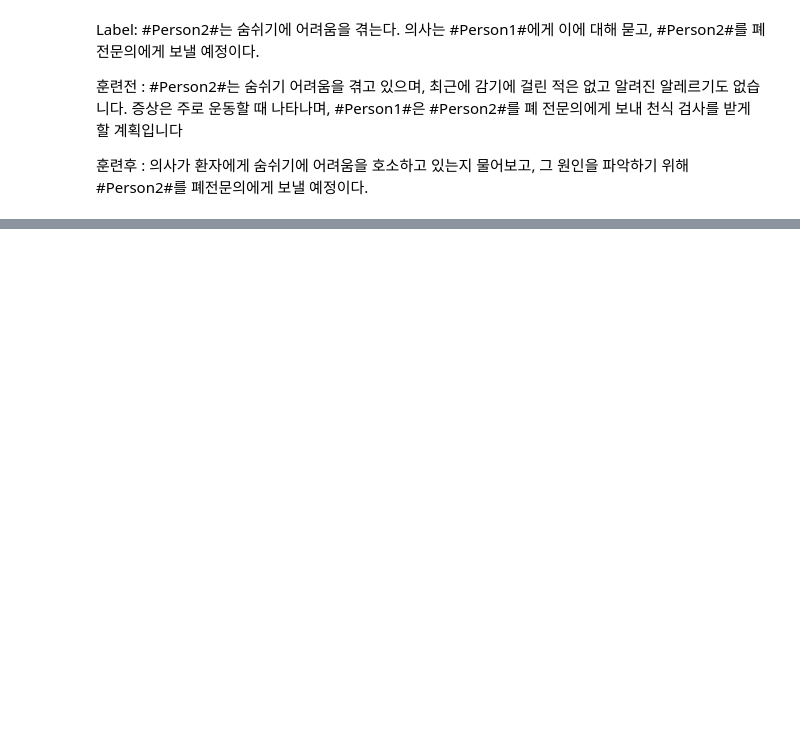
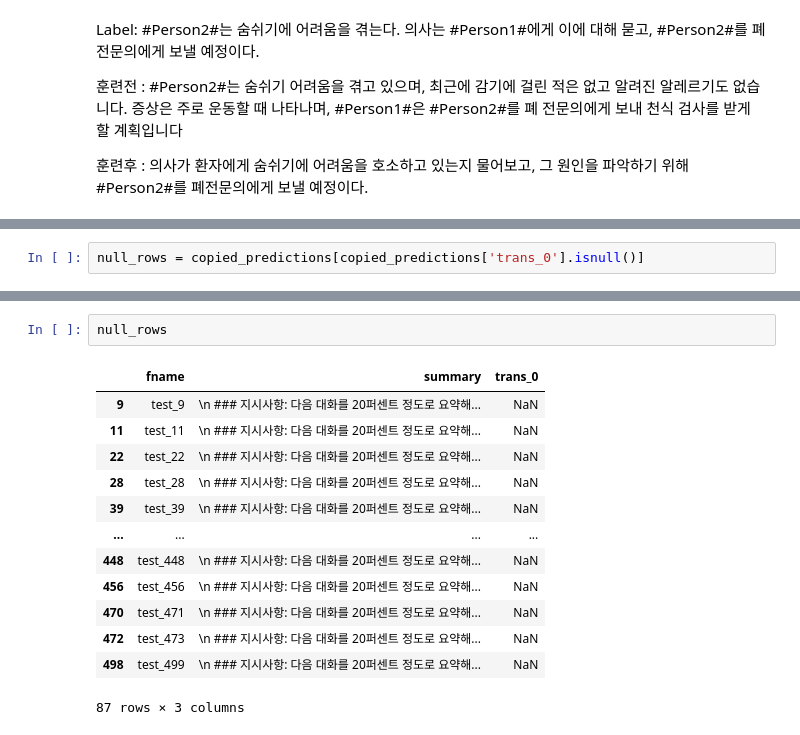
Before and after one commit to UpstageAILab3/upstage-nlp-summarization-nlp2-pub, a Jupyter notebook: yanolza3.ipynb, the cells around one changed output, grey strips where cells are left out. Cells and saved outputs as stored; diff of their text form; blank space fills up the shorter version.

```diff
--- a/yanolza3.ipynb
+++ b/yanolza3.ipynb
@@ -253,0 +1212,2 @@ print(generated_text[len(prompt):])
+# %%
+null_rows = copied_predictions[copied_predictions['trans_0'].isnull()]
@@ -253,0 +1233,16 @@ print(generated_text[len(prompt):])
+# %%
+null_rows
+# %% [output]
+|  | fname | summary | trans_0 |
+| 9 | test_9 | \n ### 지시사항: 다음 대화를 20퍼센트 정도로 요약해... | NaN |
+| 11 | test_11 | \n ### 지시사항: 다음 대화를 20퍼센트 정도로 요약해... | NaN |
+| 22 | test_22 | \n ### 지시사항: 다음 대화를 20퍼센트 정도로 요약해... | NaN |
+| 28 | test_28 | \n ### 지시사항: 다음 대화를 20퍼센트 정도로 요약해... | NaN |
+| 39 | test_39 | \n ### 지시사항: 다음 대화를 20퍼센트 정도로 요약해... | NaN |
+| ... | ... | ... | ... |
+| 448 | test_448 | \n ### 지시사항: 다음 대화를 20퍼센트 정도로 요약해... | NaN |
+| 456 | test_456 | \n ### 지시사항: 다음 대화를 20퍼센트 정도로 요약해... | NaN |
+| 470 | test_471 | \n ### 지시사항: 다음 대화를 20퍼센트 정도로 요약해... | NaN |
+| 472 | test_473 | \n ### 지시사항: 다음 대화를 20퍼센트 정도로 요약해... | NaN |
+| 498 | test_499 | \n ### 지시사항: 다음 대화를 20퍼센트 정도로 요약해... | NaN |
+87 rows × 3 columns
```
Also changed, not shown: parts of 75 cells of this notebook, 2 other files.
